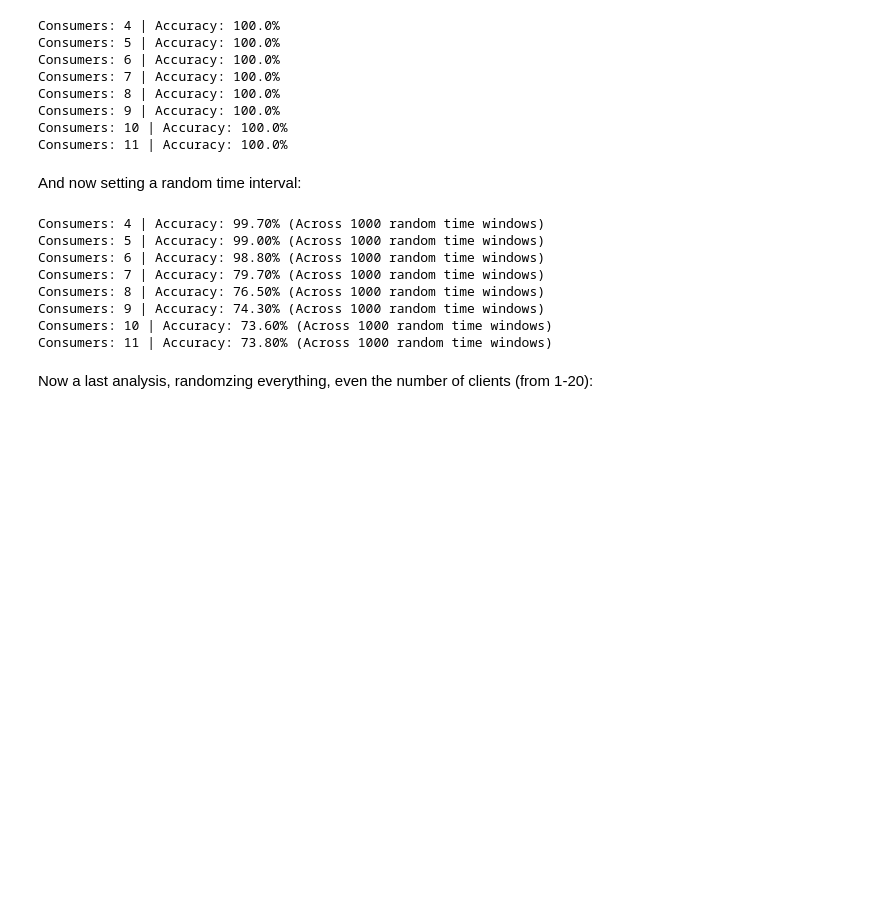
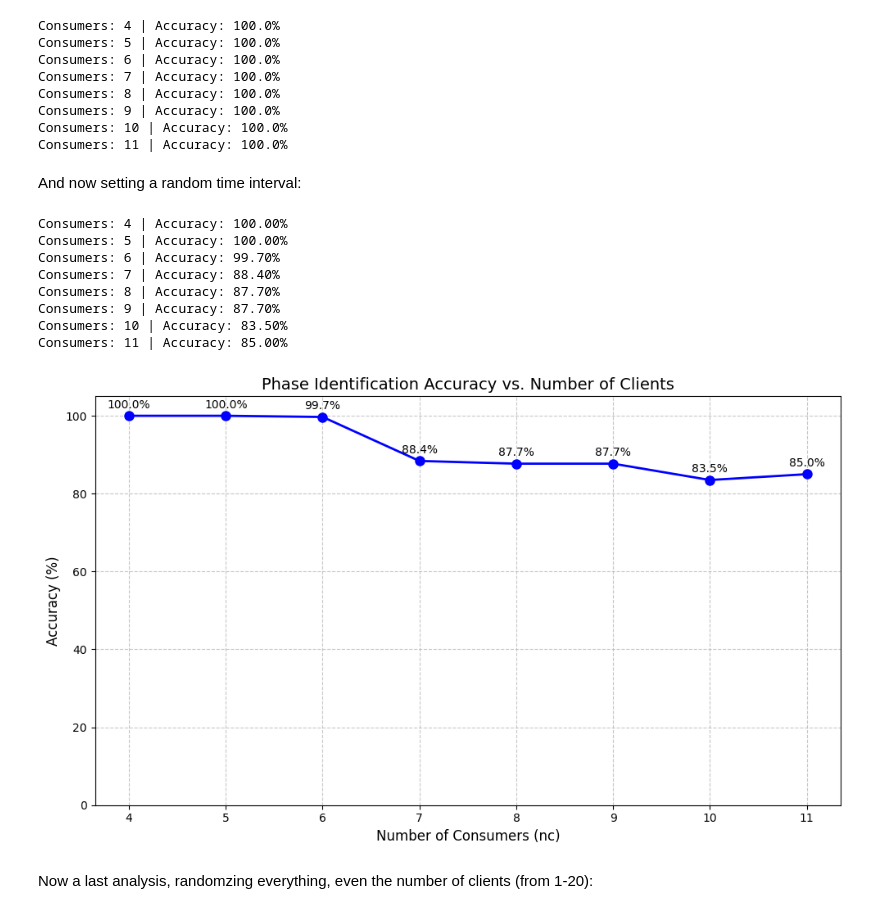
Before and after one commit to e4m8ch/ADRI, a Jupyter notebook: labs/lab1/Class1_Students.ipynb, the cells around one changed output. Cells and saved outputs as stored; diff of their text form; code cells hidden in the pictures; blank space fills up the shorter version.

```diff
--- a/labs/lab1/Class1_Students.ipynb
+++ b/labs/lab1/Class1_Students.ipynb
@@ -345,23 +375,53 @@ Consumers: 10 | Accuracy: 100.0%
 Consumers: 11 | Accuracy: 100.0%
 # %% [markdown]
 And now setting a random time interval:
-# %%
-for i in range(12 - nc):
-    current_nc = nc + i
-
-    # We wrap our logic above into a simple call for the calculator
-    accuracy = calculate_accuracy(lambda: test_variable_time(current_nc, eps_error), iterations=1000)
-
-    print(f"Consumers: {current_nc} | Accuracy: {accuracy:.2f}% (Across 1000 random time windows)")
-# %% [output]
-Consumers: 4 | Accuracy: 99.70% (Across 1000 random time windows)
-Consumers: 5 | Accuracy: 99.00% (Across 1000 random time windows)
-Consumers: 6 | Accuracy: 98.80% (Across 1000 random time windows)
-Consumers: 7 | Accuracy: 79.70% (Across 1000 random time windows)
-Consumers: 8 | Accuracy: 76.50% (Across 1000 random time windows)
-Consumers: 9 | Accuracy: 74.30% (Across 1000 random time windows)
-Consumers: 10 | Accuracy: 73.60% (Across 1000 random time windows)
-Consumers: 11 | Accuracy: 73.80% (Across 1000 random time windows)
+# %%
+
+# 1. Initialize lists to store our results
+n_consumers = []
+accuracies = []
+
+# 2. Your loop logic
+for i in range(12 - nc):
+    current_nc = nc + i
+
+    # Calculate accuracy
+    accuracy = calculate_accuracy(lambda: test_variable_time(current_nc, eps_error), iterations=1000)
+
+    # Store results for plotting
+    n_consumers.append(current_nc)
+    accuracies.append(accuracy)
+
+    print(f"Consumers: {current_nc} | Accuracy: {accuracy:.2f}%")
+
+# 3. Create the plot
+plt.figure(figsize=(10, 6))
+plt.plot(n_consumers, accuracies, marker='o', linestyle='-', color='b', linewidth=2, markersize=8)
+
+# Formatting the chart
+plt.title('Phase Identification Accuracy vs. Number of Clients', fontsize=14)
+plt.xlabel('Number of Consumers (nc)', fontsize=12)
+plt.ylabel('Accuracy (%)', fontsize=12)
+plt.grid(True, linestyle='--', alpha=0.7)
+plt.ylim(0, 105)  # Keeps the scale consistent (0-100%)
+plt.xticks(n_consumers) # Ensures every client count is labeled
+
+# Adding data labels on the points
+for x, y in zip(n_consumers, accuracies):
+    plt.text(x, y + 2, f'{y:.1f}%', ha='center', fontsize=10)
+
+plt.tight_layout()
+plt.show()
+# %% [output]
+Consumers: 4 | Accuracy: 100.00%
+Consumers: 5 | Accuracy: 100.00%
+Consumers: 6 | Accuracy: 99.70%
+Consumers: 7 | Accuracy: 88.40%
+Consumers: 8 | Accuracy: 87.70%
+Consumers: 9 | Accuracy: 87.70%
+Consumers: 10 | Accuracy: 83.50%
+Consumers: 11 | Accuracy: 85.00%
+[figure, added]
 # %% [markdown]
 Now a last analysis, randomzing everything, even the number of clients (from 1-20):
 # %%
```
Also changed, not shown: parts of 17 cells of this notebook.
